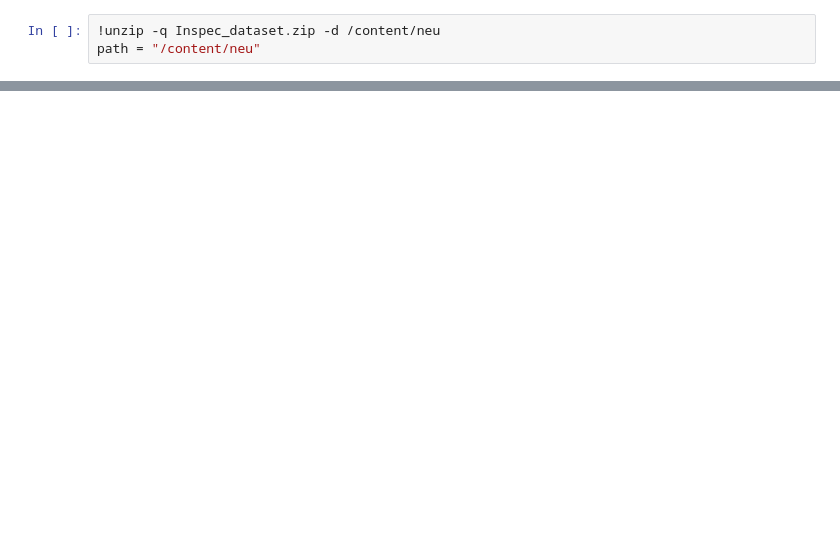
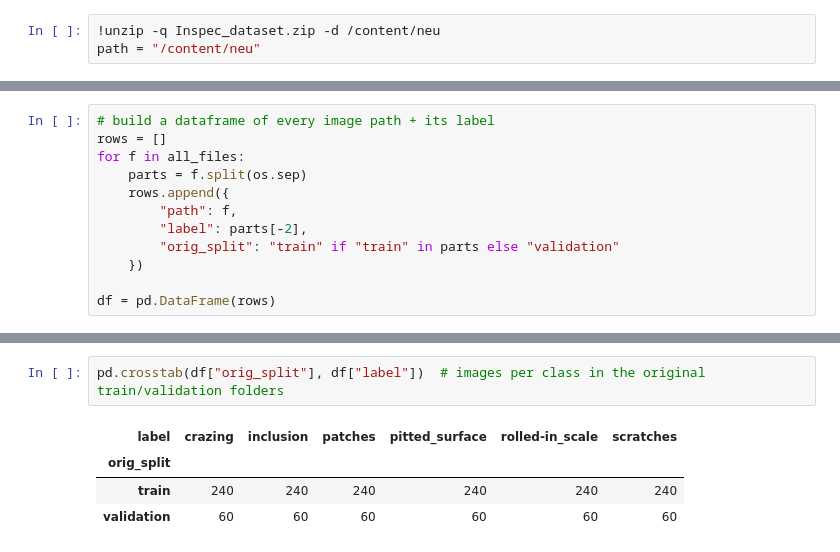
Before and after one commit to Prithviraj-chw/InSpec-Industrial-Defect-Detection, a Jupyter notebook: model.ipynb, the cells around one changed output, grey strips where cells are left out. Cells and saved outputs as stored; diff of their text form; blank space fills up the shorter version.

Commit message:
Data preprocessing done

```diff
--- a/model.ipynb
+++ b/model.ipynb
@@ -24,0 +32,12 @@ Examples:
+# %%
+# build a dataframe of every image path + its label
+rows = []
+for f in all_files:
+    parts = f.split(os.sep)
+    rows.append({
+        "path": f,
+        "label": parts[-2],
+        "orig_split": "train" if "train" in parts else "validation"
+    })
+
+df = pd.DataFrame(rows)
@@ -24,0 +87,7 @@ Examples:
+# %%
+pd.crosstab(df["orig_split"], df["label"])  # images per class in the original train/validation folders
+# %% [output]
+| label | crazing | inclusion | patches | pitted_surface | rolled-in_scale | scratches |
+| orig_split |  |  |  |  |  |  |
+| train | 240 | 240 | 240 | 240 | 240 | 240 |
+| validation | 60 | 60 | 60 | 60 | 60 | 60 |
```
Also changed, not shown: parts of 21 cells of this notebook.
